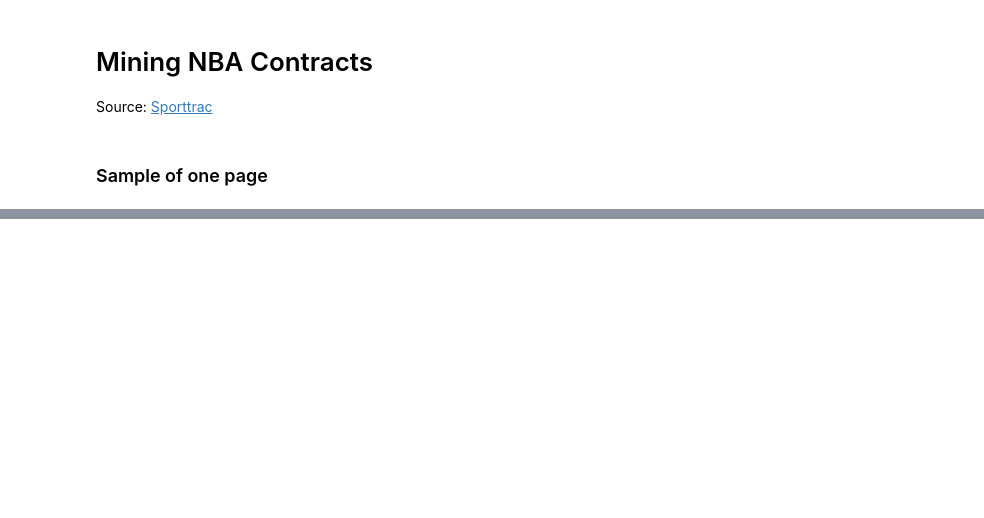
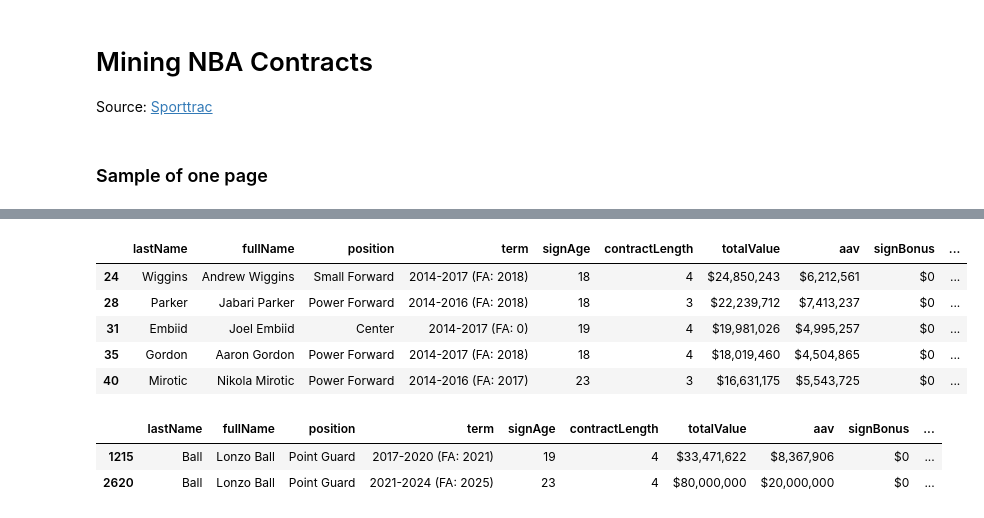
Before and after one commit to shawzy2/ST540_NBA_Contracts, a Jupyter notebook: scrape/scraper_sporttrac.ipynb, the cells around one changed output, grey strips where cells are left out. Drawn from its saved outputs; the diff is of its cells as text; code cells hidden in the pictures; blank space fills up the shorter version.

```diff
--- a/scrape/scraper_sporttrac.ipynb
+++ b/scrape/scraper_sporttrac.ipynb
@@ -174,0 +185,20 @@ df[df['signBonus']=='$300,000']
+# %%
+df_tmp = df.drop('category',axis=1).merge(df_rookie[['category', 'fullName', 'term']],
+                                          on=['fullName', 'term'], how='left')
+df_tmp['isEntryLevel'] = np.where(df_tmp['category']=='entry-level', 1, 0)
+df_tmp.drop(['categoryRank', 'category'], axis=1, inplace=True)
+# %%
+df_tmp[df_tmp['isEntryLevel']==1].head()
+# %% [output]
+|  | lastName | fullName | position | term | signAge | contractLength | totalValue | aav | signBonus | ... |
+| 24 | Wiggins | Andrew Wiggins | Small Forward | 2014-2017 (FA: 2018) | 18 | 4 | $24,850,243 | $6,212,561 | $0 | ... |
+| 28 | Parker | Jabari Parker | Power Forward | 2014-2016 (FA: 2018) | 18 | 3 | $22,239,712 | $7,413,237 | $0 | ... |
+| 31 | Embiid | Joel Embiid | Center | 2014-2017 (FA: 0) | 19 | 4 | $19,981,026 | $4,995,257 | $0 | ... |
+| 35 | Gordon | Aaron Gordon | Power Forward | 2014-2017 (FA: 2018) | 18 | 4 | $18,019,460 | $4,504,865 | $0 | ... |
+| 40 | Mirotic | Nikola Mirotic | Power Forward | 2014-2016 (FA: 2017) | 23 | 3 | $16,631,175 | $5,543,725 | $0 | ... |
+# %%
+df_tmp[df_tmp['fullName']=='Lonzo Ball']
+# %% [output]
+|  | lastName | fullName | position | term | signAge | contractLength | totalValue | aav | signBonus | ... |
+| 1215 | Ball | Lonzo Ball | Point Guard | 2017-2020 (FA: 2021) | 19 | 4 | $33,471,622 | $8,367,906 | $0 | ... |
+| 2620 | Ball | Lonzo Ball | Point Guard | 2021-2024 (FA: 2025) | 23 | 4 | $80,000,000 | $20,000,000 | $0 | ... |
```
Also changed, not shown: parts of 21 cells of this notebook, 7 other files.
